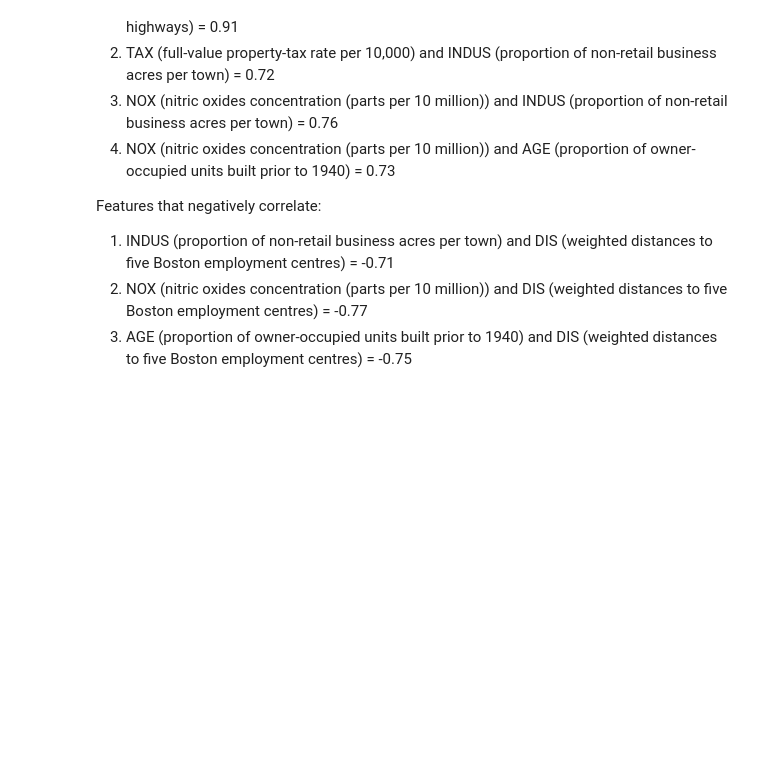
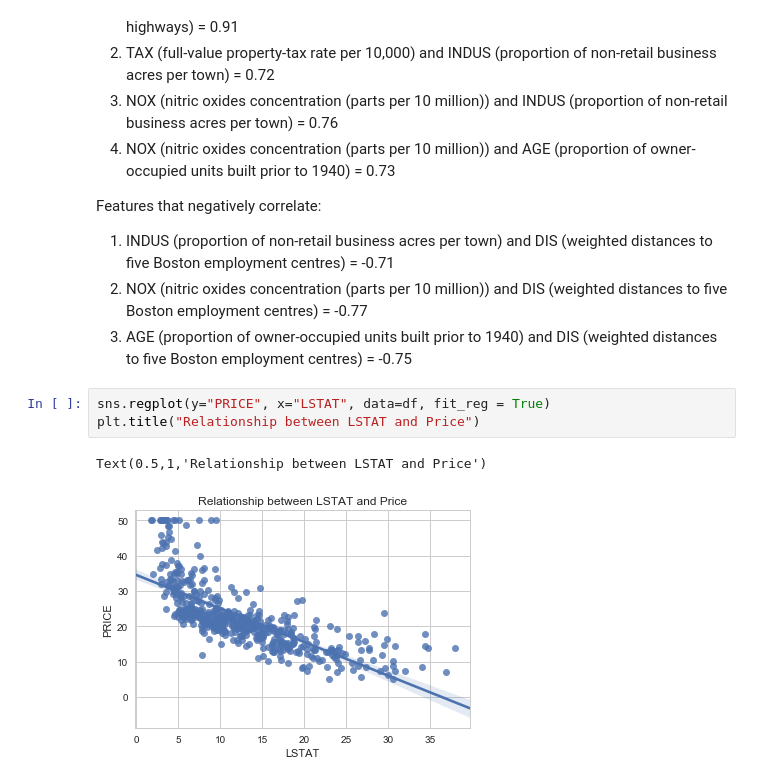
Before and after one commit to spiritedtechie/boston-house-prices-prediction, a Jupyter notebook: Boston House Prices - Data Exploration.ipynb, the cells around one changed output. Saved outputs shown, nothing was run; the diff lists cells and outputs as text; blank space fills up the shorter version.

```diff
--- a/Boston House Prices - Data Exploration.ipynb
+++ b/Boston House Prices - Data Exploration.ipynb
@@ -133,3 +151,9 @@ Features that negatively correlate:
 1. INDUS (proportion of non-retail business acres per town) and DIS (weighted distances to five Boston employment centres) = -0.71
 2. NOX (nitric oxides concentration (parts per 10 million)) and DIS (weighted distances to five Boston employment centres) = -0.77
 3. AGE (proportion of owner-occupied units built prior to 1940) and DIS (weighted distances to five Boston employment centres) = -0.75
+# %%
+sns.regplot(y="PRICE", x="LSTAT", data=df, fit_reg = True)
+plt.title("Relationship between LSTAT and Price")
+# %% [output]
+Text(0.5,1,'Relationship between LSTAT and Price')
+[figure, added]
```
Also changed, not shown: parts of 9 cells of this notebook, 1 other file.
